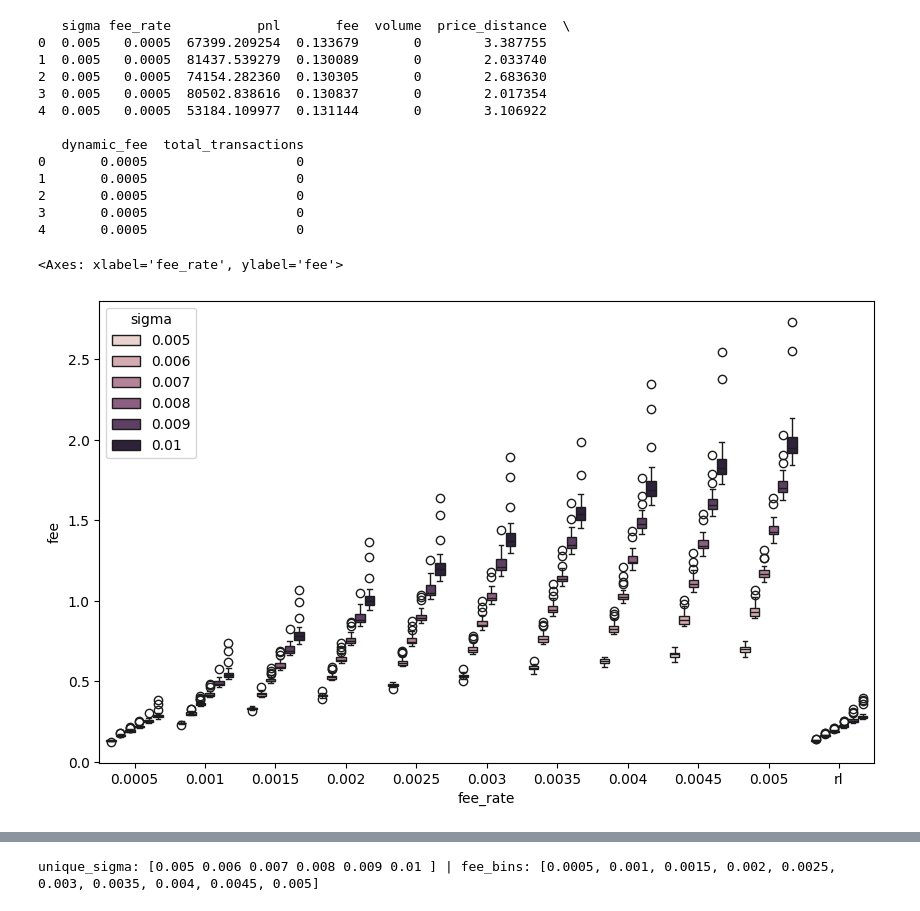
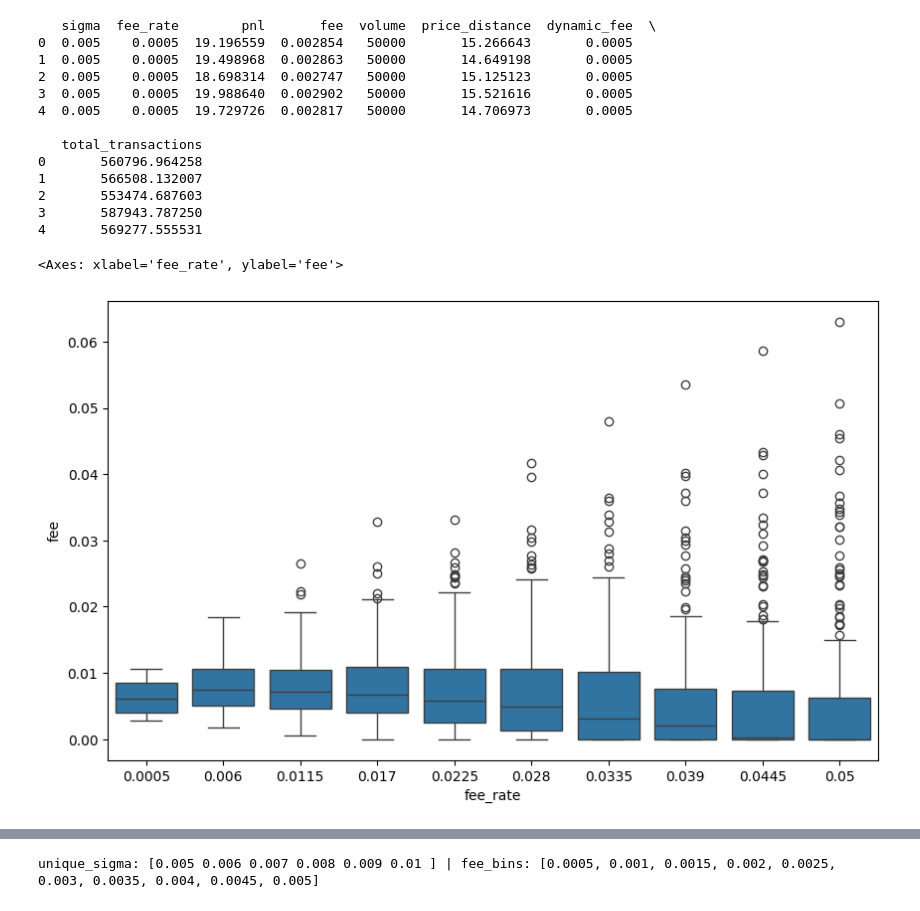
Before and after one commit to WillInvest/Dynamic_AMM, a Jupyter notebook: exp/display_result.ipynb, the cells around one changed output, grey strips where cells are left out. Cells and saved outputs as stored; diff of their text form; code cells hidden in the pictures.

```diff
--- a/exp/display_result.ipynb
+++ b/exp/display_result.ipynb
@@ -1,31 +1,33 @@
 # %%
 import pandas as pd
 # %%
-results = pd.read_csv('/home/shiftpub/AMM-Python/results/dummy_results/all_results_20240925_152354.csv')
+results = pd.read_csv('/home/shiftpub/AMM-Python/results/dummy_results/newa_results_spread_1_dt_0.0003_20241001_161931.csv')
+
 print(results.head())
 # %% [output]
-   sigma fee_rate           pnl       fee  volume  price_distance  \
-0  0.005   0.0005  67399.209254  0.133679       0        3.387755
-1  0.005   0.0005  81437.539279  0.130089       0        2.033740
-2  0.005   0.0005  74154.282360  0.130305       0        2.683630
-3  0.005   0.0005  80502.838616  0.130837       0        2.017354
-4  0.005   0.0005  53184.109977  0.131144       0        3.106922
+   sigma  fee_rate        pnl       fee  volume  price_distance  dynamic_fee  \
+0  0.005    0.0005  19.196559  0.002854   50000       15.266643       0.0005
+1  0.005    0.0005  19.498968  0.002863   50000       14.649198       0.0005
+2  0.005    0.0005  18.698314  0.002747   50000       15.125123       0.0005
+3  0.005    0.0005  19.988640  0.002902   50000       15.521616       0.0005
+4  0.005    0.0005  19.729726  0.002817   50000       14.706973       0.0005
 
-   dynamic_fee  total_transactions
-0       0.0005                   0
-1       0.0005                   0
-2       0.0005                   0
-3       0.0005                   0
-4       0.0005                   0
+   total_transactions
+0       560796.964258
+1       566508.132007
+2       553474.687603
+3       587943.787250
+4       569277.555531
 # %%
 import matplotlib.pyplot as plt
 import seaborn as sns
 
 plt.figure(figsize=(10, 6))
-sns.boxplot(x='fee_rate', y='fee', hue='sigma', data=results)
+# sns.boxplot(x='fee_rate', y='fee', hue='sigma', data=results)
+sns.boxplot(x='fee_rate', y='fee', data=results)
 # %% [output]
 <Axes: xlabel='fee_rate', ylabel='fee'>
-[figure, old version]
+[figure, new version]
 # %%
 plt.figure(figsize=(10, 6))
 sns.boxplot(x='fee_rate', y='pnl', hue='sigma', data=results)
```
Also changed, not shown: parts of 3 cells of this notebook, 3 other files.
